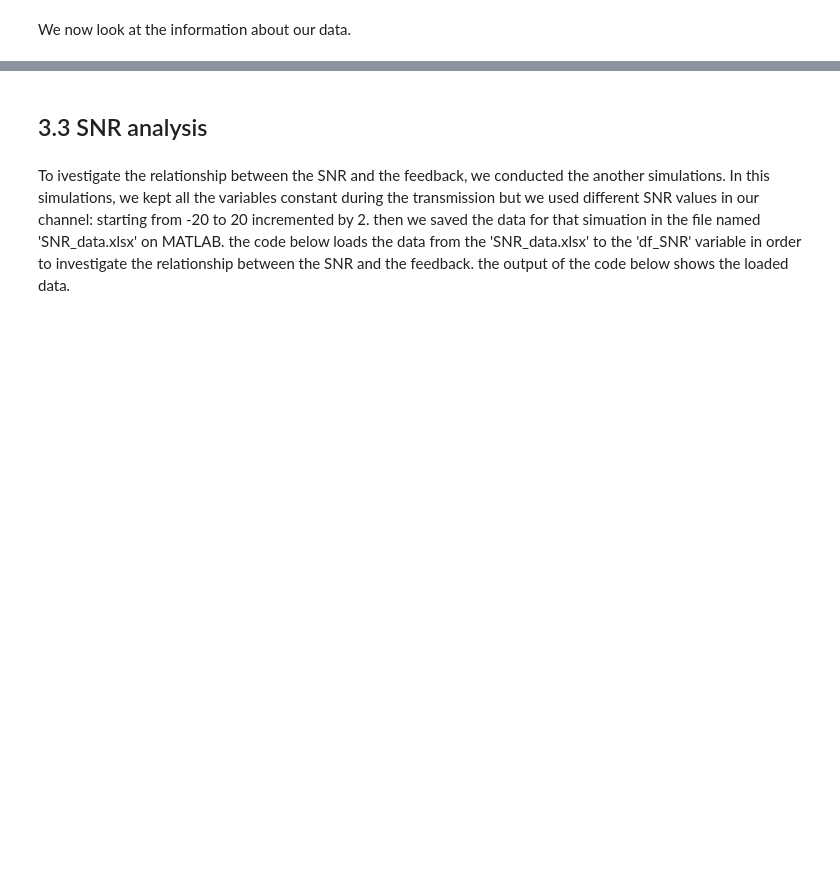
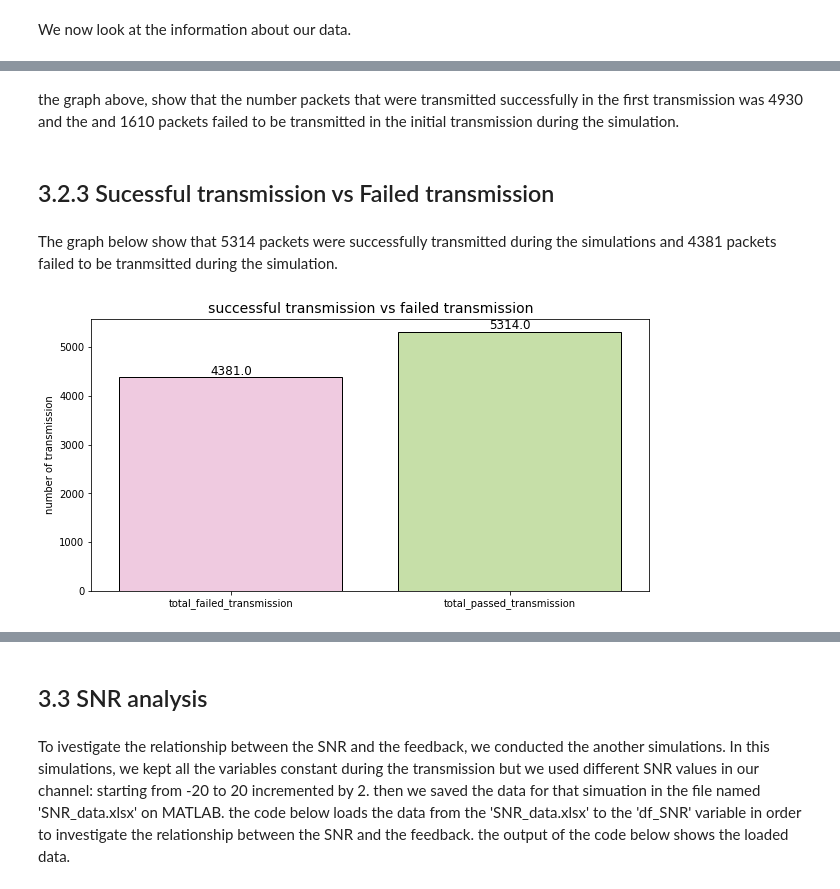
Before and after one commit to mahhembe/Research-project, a Jupyter notebook: Research_model_building.ipynb, the cells around one changed output, grey strips where cells are left out. Saved outputs shown, nothing was run; the diff lists cells and outputs as text; code cells hidden in the pictures; blank space fills up the shorter version.

```diff
--- a/Research_model_building.ipynb
+++ b/Research_model_building.ipynb
@@ -160,0 +170,30 @@ we now look at the relationships between various features that can help us to bu
+# %% [markdown]
+the graph above, show that the number packets that were transmitted successfully in the first transmission was 4930 and the and 1610 packets failed to be transmitted in the initial transmission during the simulation.
+# %% [markdown]
+## 3.2.3 Sucessful transmission vs Failed transmission
+# %% [markdown]
+The graph below show that 5314 packets were successfully transmitted during the simulations and 4381 packets failed to be tranmsitted during the simulation.
+# %%
+total_failed_transmission=df.loc[(df["'Acknoledgement'"] ==0)]
+total_failed_transmission=total_failed_transmission["'Acknoledgement'"].count()
+
+
+total_passed_transmission=df.loc[(df["'Acknoledgement'"] ==1)]
+total_passed_transmission=total_passed_transmission["'Acknoledgement'"].count()
+
+y=[total_failed_transmission,total_passed_transmission]
+x=['total_failed_transmission','total_passed_transmission']
+
+# Compare RMSE values between models
+fig,axis = plt.subplots(figsize=(10, 5))
+ax = sns.barplot(x=x, y=y,palette='PiYG',edgecolor='black')
+plt.title('successful transmission vs failed transmission',fontsize=14)
+plt.xticks(rotation=0)
+plt.ylabel('number of transmission')
+for p in ax.patches:
+    ax.text(p.get_x() + p.get_width()/2, p.get_y() + p.get_height(), round(p.get_height(),2),
+            fontsize=12, ha="center", va='bottom')
+
+plt.show()
+# %% [output]
+[figure, added]
```
Also changed, not shown: parts of 23 cells of this notebook.
